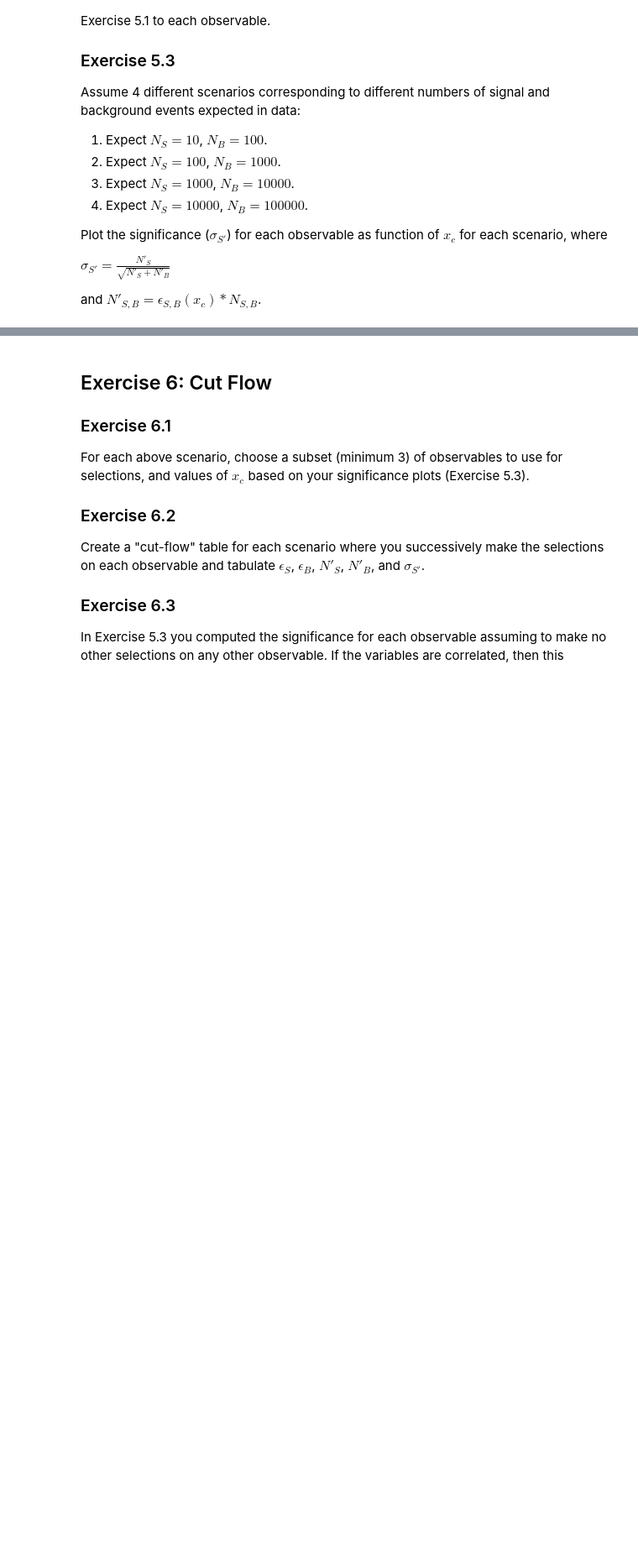
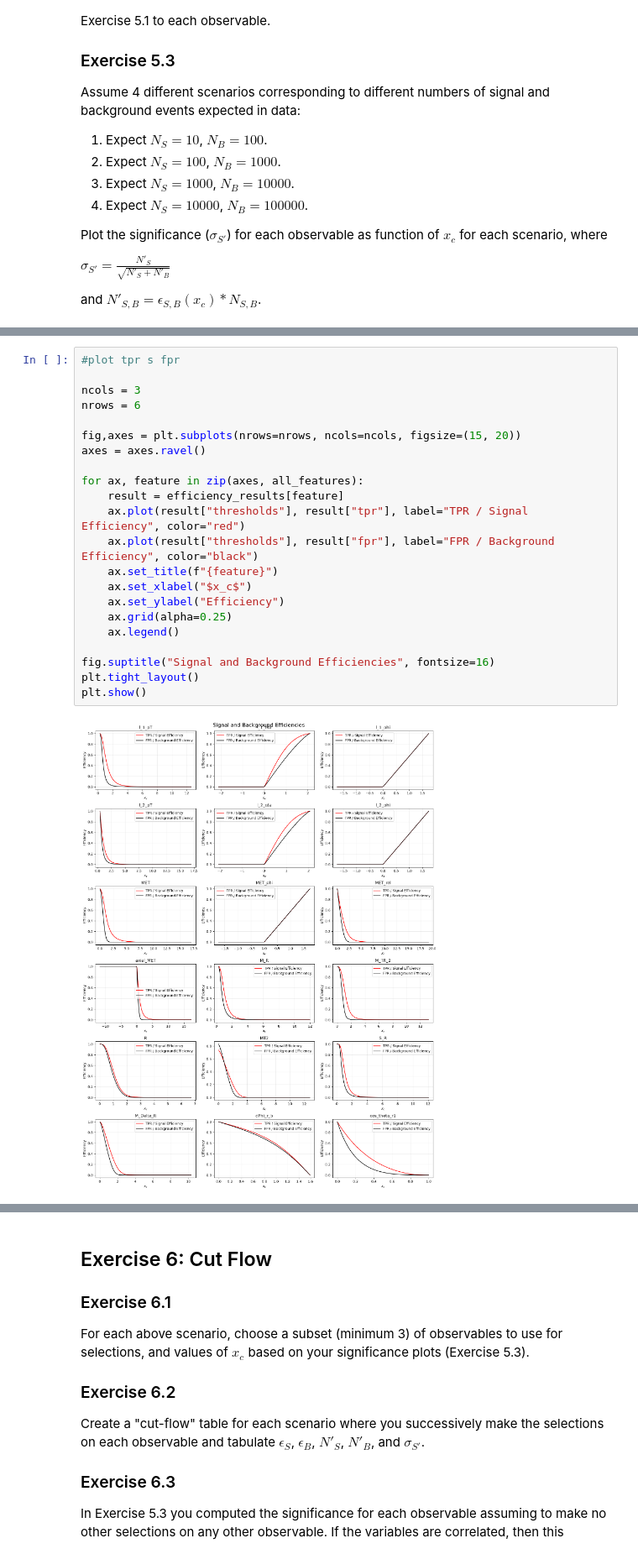
Before and after one commit to tkinder25/DATA3402.Fall.2026.Timothy.Kinder, a Jupyter notebook: Labs/Lab.7/Lab.7 - Solution.ipynb, the cells around one changed output, grey strips where cells are left out. Shown at 84% size. Drawn from its saved outputs; the diff is of its cells as text; blank space fills up the shorter version.

```diff
--- a/Labs/Lab.7/Lab.7 - Solution.ipynb
+++ b/Labs/Lab.7/Lab.7 - Solution.ipynb
@@ -293,0 +364,24 @@ and $N'_{S,B} = \epsilon_{S,B}(x_c) * N_{S,B}$.
+# %%
+#plot tpr s fpr
+
+ncols = 3
+nrows = 6
+
+fig,axes = plt.subplots(nrows=nrows, ncols=ncols, figsize=(15, 20))
+axes = axes.ravel()
+
+for ax, feature in zip(axes, all_features):
+    result = efficiency_results[feature]
+    ax.plot(result["thresholds"], result["tpr"], label="TPR / Signal Efficiency", color="red")
+    ax.plot(result["thresholds"], result["fpr"], label="FPR / Background Efficiency", color="black")
+    ax.set_title(f"{feature}")
+    ax.set_xlabel("$x_c$")
+    ax.set_ylabel("Efficiency")
+    ax.grid(alpha=0.25)
+    ax.legend()
+
+fig.suptitle("Signal and Background Efficiencies", fontsize=16)
+plt.tight_layout()
+plt.show()
+# %% [output]
+[figure, added]
```
Also changed, not shown: parts of 5 cells of this notebook.
